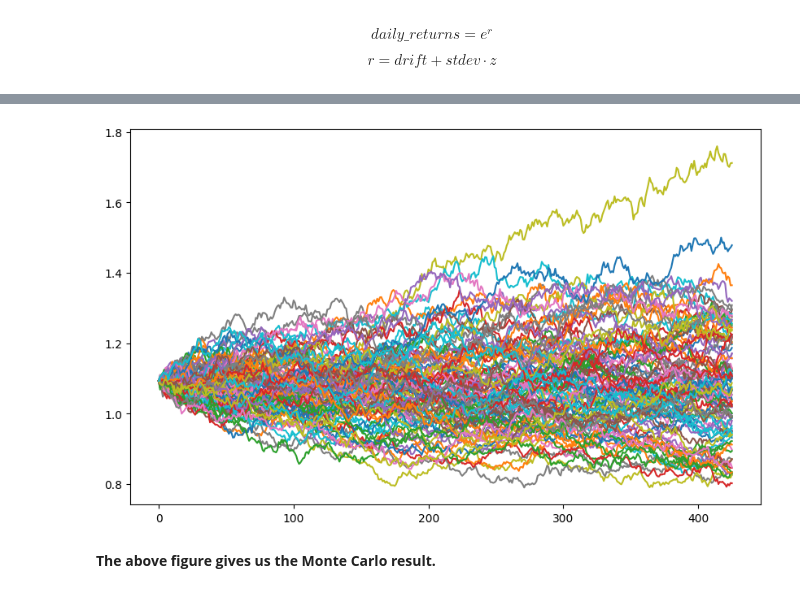
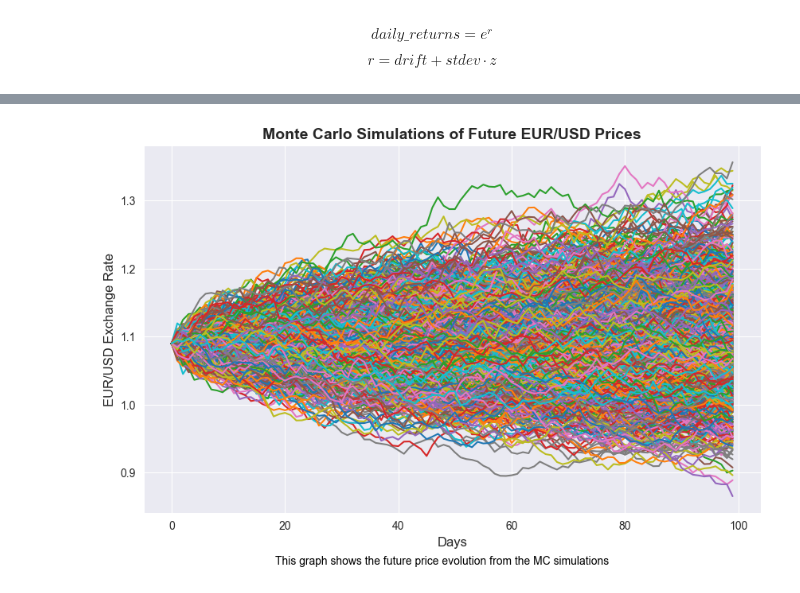
Before and after one commit to AlbertoFuentesArce/BrownianM_monte-carlo_EUR.USD, a Jupyter notebook: Geometric Brownian Motion - Monte Carlo EUR.USD.ipynb, the cells around one changed output, grey strips where cells are left out. Saved outputs shown, nothing was run; the diff lists cells and outputs as text; code cells hidden in the pictures.

```diff
--- a/Geometric Brownian Motion - Monte Carlo EUR.USD.ipynb
+++ b/Geometric Brownian Motion - Monte Carlo EUR.USD.ipynb
@@ -148,4 +165,4 @@ array([[0.95197532, 0.43989858],
 # %%
-Z = norm.ppf(np.random.rand(10,2))
-Z
+z = norm.ppf(np.random.rand(t_intervals, iterations))
+z.shape
 # %% [output]
@@ -180,3 +169,0 @@ array([[ 1.6643157 , -0.15122635],
-# %%
-t_intervals = 235
-iterations = 100
@@ -191,7 +178,7 @@ $$
 r = drift + stdev \cdot z
 $$
 # %%
-daily_returns = np.exp(drift.values + stdev.values * norm.ppf(np.random.rand(t_intervals, iterations)))
+daily_returns = np.exp(drift + stdev * z)
 # %%
 daily_returns
 # %% [output]
@@ -226,6 +214,6 @@ $$
 S_{t+999} = S_{t+998} \mathbin{\cdot} daily\_return_{t+999}
 $$
 # %%
-S0 = data.iloc[-1]
+S0 = data.iloc[-1:]
 S0
 # %% [output]
@@ -291,7 +245,0 @@ array([[1.09301567, 1.09301567, 1.09301567, ..., 1.09301567, 1.09301567,
-# %%
-plt.figure(figsize=(10,6))
-plt.plot(price_list);
-# %% [output]
-[figure, removed]
-# %% [markdown]
-**<font >The above figure gives us the Monte Carlo result.</font>**
@@ -300,0 +246,12 @@ plt.plot(price_list);
+# %%
+plt.figure(figsize=(10,6))
+plt.plot(price_list)
+
+plt.title('Monte Carlo Simulations of Future EUR/USD Prices', fontweight='bold', fontsize=14)
+plt.xlabel('Days', fontsize=12)
+plt.ylabel('EUR/USD Exchange Rate', fontsize=12)
+plt.figtext(0.5, 0.02, 'This graph shows the future price evolution from the MC simulations', ha='center', va='top', fontsize=10, color='black')
+
+plt.show()
+# %% [output]
+[figure, added]
```
Also changed, not shown: parts of 44 cells of this notebook.
